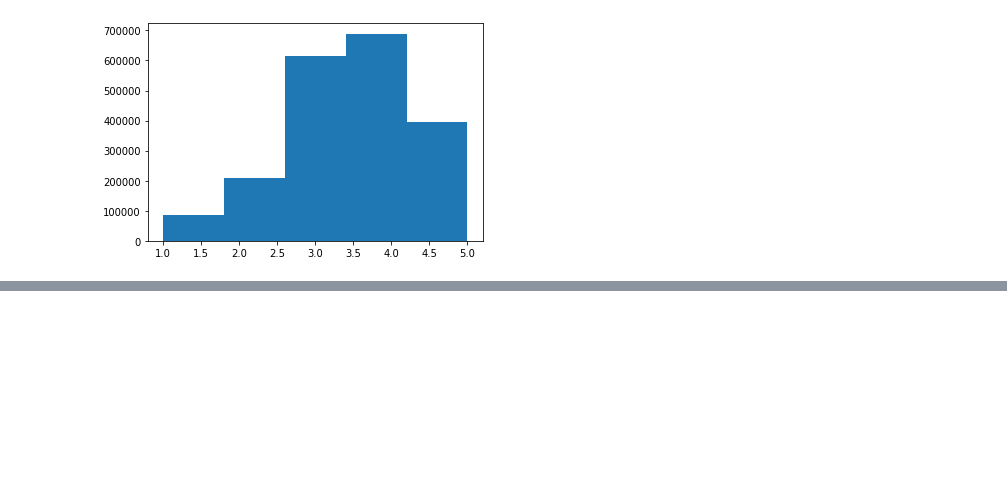
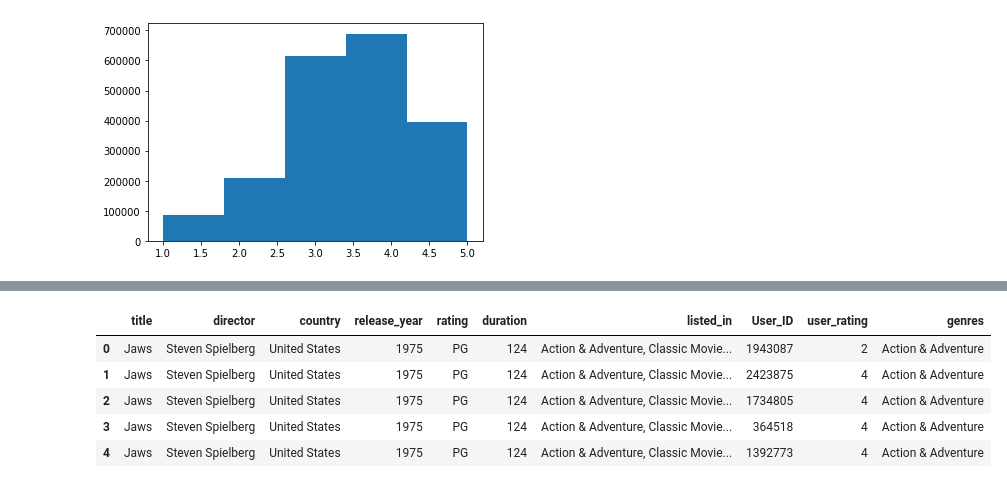
Before and after one commit to cmong42/fundamentalsRecommenderSystems, a Jupyter notebook: RecommendationSystemsNotebook.ipynb, the cells around one changed output, grey strips where cells are left out. Saved outputs shown, nothing was run; the diff lists cells and outputs as text; code cells hidden in the pictures; blank space fills up the shorter version.

```diff
--- a/RecommendationSystemsNotebook.ipynb
+++ b/RecommendationSystemsNotebook.ipynb
@@ -224,0 +238,9 @@ plt.show()
+# %%
+df.head()
+# %% [output]
+|  | title | director | country | release_year | rating | duration | listed_in | User_ID | user_rating | genres |
+| 0 | Jaws | Steven Spielberg | United States | 1975 | PG | 124 | Action & Adventure, Classic Movie... | 1943087 | 2 | Action & Adventure |
+| 1 | Jaws | Steven Spielberg | United States | 1975 | PG | 124 | Action & Adventure, Classic Movie... | 2423875 | 4 | Action & Adventure |
+| 2 | Jaws | Steven Spielberg | United States | 1975 | PG | 124 | Action & Adventure, Classic Movie... | 1734805 | 4 | Action & Adventure |
+| 3 | Jaws | Steven Spielberg | United States | 1975 | PG | 124 | Action & Adventure, Classic Movie... | 364518 | 4 | Action & Adventure |
+| 4 | Jaws | Steven Spielberg | United States | 1975 | PG | 124 | Action & Adventure, Classic Movie... | 1392773 | 4 | Action & Adventure |
```
Also changed, not shown: parts of 9 cells of this notebook.
